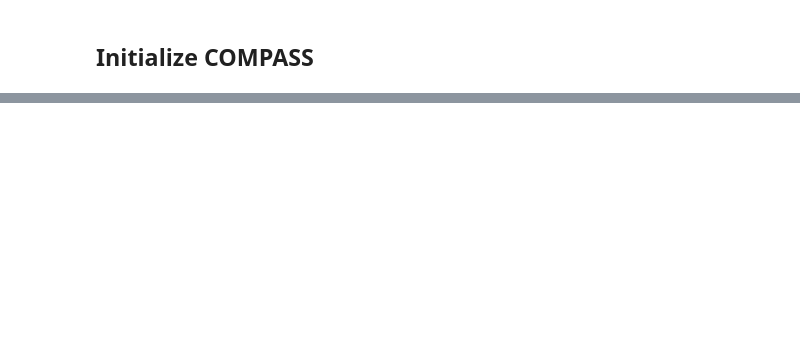
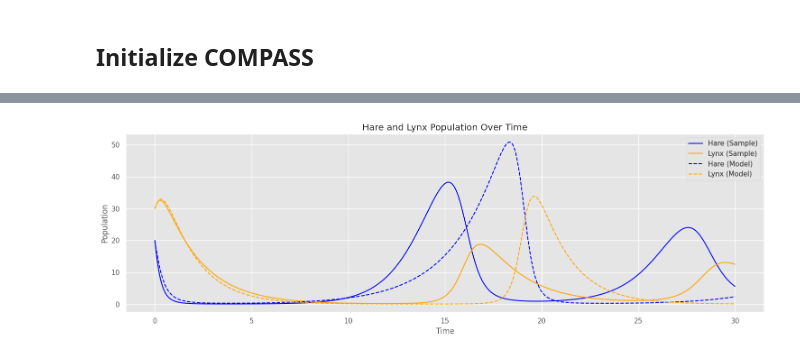
Before and after one commit to bGuenes/COMPASS, a Jupyter notebook: tutorials/Predator_Prey.ipynb, the cells around one changed output, grey strips where cells are left out. Cells and saved outputs as stored; diff of their text form; code cells hidden in the pictures; blank space fills up the shorter version.

```diff
--- a/tutorials/Predator_Prey.ipynb
+++ b/tutorials/Predator_Prey.ipynb
@@ -358,2 +387,2 @@ mtf.plot_attention(labels=labels)
 # %%
-a = mtf.stats["Satiated Predator"]["MAP"][:,0].mean(0)
+a = mtf.stats["Lotka-Volterra"]["MAP"][0,0]
@@ -362,11 +393,12 @@ mtf.stats["Satiated Predator"]["MAP"][:,0]
 # %%
-params = a
-initial_state = torch.tensor([[hare[0], lynx[0]]])
+a =torch.tensor(a)
+params = torch.exp(a)
+initial_state = torch.tensor([[20.0,30.0]])
 
 # Simulation time
-t_max = 91
+t_max = 30
 dt = 0.01
 
-best_model_fn = models["Satiated Predator"]
+best_model_fn = models["Lotka-Volterra"]
 
 time_best, history_best = solve_ode(best_model_fn, initial_state, params, t_max, dt)
@@ -373,17 +415,23 @@ time_best, history_best = solve_ode(best_model_fn, initial_state, params, t_max,
 # %%
-time = torch.tensor(df.index.values)
+#time = torch.tensor(df.index.values)
 plt.figure(figsize=(15,5))
-sns.scatterplot(x=time, y=hare, label='Hare (Prey)')
-sns.lineplot(x=time, y=hare)
-sns.scatterplot(x=time, y=lynx, label='Lynx (Predator)')
-sns.lineplot(x=time, y=lynx)
+# sns.scatterplot(x=time, y=hare, label='Hare (Prey)', color='blue')
+# sns.lineplot(x=time, y=hare, color='blue', alpha=0.5)
+# sns.scatterplot(x=time, y=lynx, label='Lynx (Predator)', color='orange')
+# sns.lineplot(x=time, y=lynx, color='orange', alpha=0.5)
+
+plt.plot(time, history[0, :, 0], label='Hare (Sample)', color='blue')
+plt.plot(time, history[0, :, 1], label='Lynx (Sample)', color='orange')
+
 
 sns.lineplot(x=time_best, y=history_best[0, :, 0], label='Hare (Model)', color='blue', linestyle='--')
 sns.lineplot(x=time_best, y=history_best[0, :, 1], label='Lynx (Model)', color='orange', linestyle='--')
 
 plt.legend()
 plt.xlabel('Time')
 plt.ylabel('Population')
 plt.title('Hare and Lynx Population Over Time')
 plt.tight_layout()
 plt.show()
+# %% [output]
+[figure, added]
```
Also changed, not shown: parts of 23 cells of this notebook, 2 other files.
